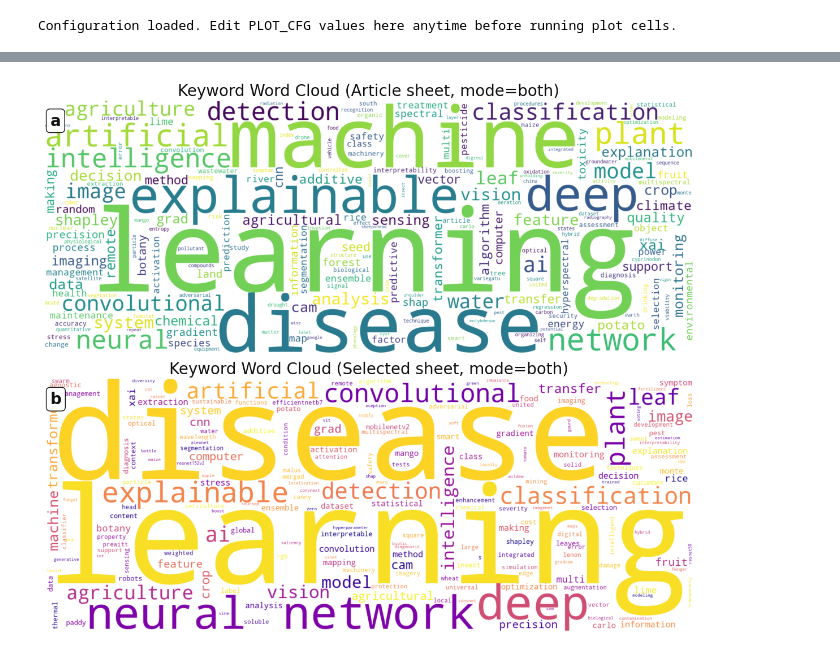
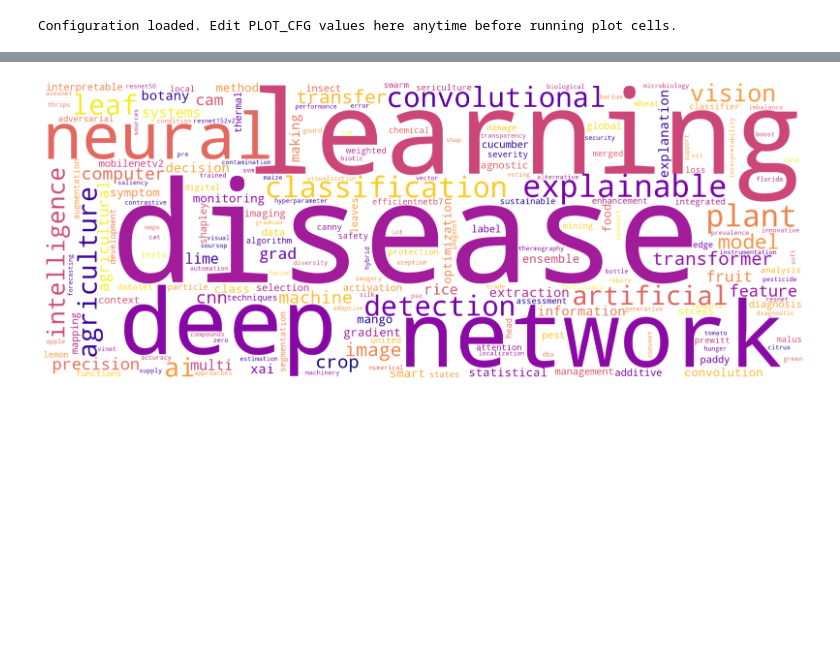
Before and after one commit to KAPPI1925/xai_slr, a Jupyter notebook: codes/diagrams.ipynb, the cells around one changed output, grey strips where cells are left out. Saved outputs shown, nothing was run; the diff lists cells and outputs as text; code cells hidden in the pictures; blank space fills up the shorter version.

Commit message:
bar plot and keyword

```diff
--- a/codes/diagrams.ipynb
+++ b/codes/diagrams.ipynb
@@ -234,7 +174,7 @@ plt.rcParams["xtick.color"] = cfg["font_color"]
 plt.rcParams["ytick.color"] = cfg["font_color"]
 
 # --- File path ---
-excel_path = Path(r"c:\Users\kamalesh\OneDrive\Articles\Review Article\4. ExplainableAI\RAW\Main_database.xlsx")
+excel_path = Path(r"c:\Users\kamalesh\OneDrive\Articles\Review Article\4. ExplainableAI\RAW\Main_database1.xlsx")
 
 # Choose keyword source: "author", "index", or "both"
 KEYWORD_MODE = "both"
@@ -310,99 +250,45 @@ def extract_keyword_text(df, keyword_cols):
 
 def normalize_for_wordcloud(text):
     tokens = re.split(r"[;,|\n\t]+", text)
     cleaned = []
     for t in tokens:
         t = re.sub(r"[^a-zA-Z0-9\-\s]", " ", t).strip().lower()
         t = re.sub(r"\s+", " ", t)
         if len(t) >= 3 and t not in STOPWORDS:
             cleaned.append(t)
     return " ".join(cleaned)
 
 
- # --- Read workbook and sheets ---
+# --- Read workbook and final SLR sheet ---
 xls = pd.ExcelFile(excel_path)
-article_sheet = find_sheet_name(xls.sheet_names, ["article"] )
-selected_sheet = find_sheet_name(xls.sheet_names, ["selecetdd", "selected", "select"] )
-
-article_df = pd.read_excel(excel_path, sheet_name=article_sheet)
-selected_df = pd.read_excel(excel_path, sheet_name=selected_sheet)
+slr_sheet = find_sheet_name(xls.sheet_names, ["final_selected", "final selected", "final"] )
+slr_df = pd.read_excel(excel_path, sheet_name=slr_sheet)
 
 # --- Detect and choose keyword columns ---
-article_keyword_cols = choose_keyword_columns(article_df, KEYWORD_MODE)
-selected_keyword_cols = choose_keyword_columns(selected_df, KEYWORD_MODE)
+slr_keyword_cols = choose_keyword_columns(slr_df, KEYWORD_MODE)
+slr_text = normalize_for_wordcloud(extract_keyword_text(slr_df, slr_keyword_cols))
 
-article_text = normalize_for_wordcloud(extract_keyword_text(article_df, article_keyword_cols))
-selected_text = normalize_for_wordcloud(extract_keyword_text(selected_df, selected_keyword_cols))
-
-wc_article = WordCloud(
-    width=1800,
-    height=700,
-    background_color=cfg["wc_background_color"],
-    colormap=cfg["wc_article_colormap"],
-    stopwords=set(STOPWORDS),
-    collocations=False,
-).generate(article_text if article_text.strip() else "no keywords")
-
-wc_selected = WordCloud(
+wc_slr = WordCloud(
     width=1800,
     height=700,
     background_color=cfg["wc_background_color"],
     colormap=cfg["wc_selected_colormap"],
     stopwords=set(STOPWORDS),
     collocations=False,
-).generate(selected_text if selected_text.strip() else "no keywords")
+).generate(slr_text if slr_text.strip() else "no keywords")
 
-# --- Plot (Image 2): Word clouds ---
-fig, axes = plt.subplots(2, 1, figsize=cfg["figsize_wordcloud"] )
-label_box = {
-    "boxstyle": "round,pad=0.25",
-    "facecolor": cfg["panel_box_facecolor"],
-    "edgecolor": cfg["panel_box_edgecolor"],
-    "alpha": cfg["panel_box_alpha"],
-}
-
-axes[0].imshow(wc_article, interpolation="bilinear")
-axes[0].axis("off")
-axes[0].set_title(
-    f"Keyword Word Cloud ({article_sheet} sheet, mode={KEYWORD_MODE})",
-    fontsize=cfg["title_fontsize"],
-    color=cfg["font_color"],
-)
-axes[0].text(
-    0.01,
-    0.95,
-    "a",
-    transform=axes[0].transAxes,
-    fontsize=cfg["panel_label_fontsize"],
-    fontweight="bold",
-    va="top",
-    bbox=label_box,
-)
-
-axes[1].imshow(wc_selected, interpolation="bilinear")
-axes[1].axis("off")
-axes[1].set_title(
-    f"Keyword Word Cloud ({selected_sheet} sheet, mode={KEYWORD_MODE})",
-    fontsize=cfg["title_fontsize"],
-    color=cfg["font_color"],
-)
-axes[1].text(
-    0.01,
-    0.95,
-    "b",
-    transform=axes[1].transAxes,
-    fontsize=cfg["panel_label_fontsize"],
-    fontweight="bold",
-    va="top",
-    bbox=label_box,
-)
+# --- Plot (Image 2): SLR keyword word cloud ---
+fig, ax = plt.subplots(figsize=cfg["figsize_wordcloud"] )
+ax.imshow(wc_slr, interpolation="bilinear")
+ax.axis("off")
 
 plt.tight_layout()
-out2 = Path("keyword_wordclouds.png")
+out2 = Path("keyword_wordcloud_slr.png")
 plt.savefig(out2, dpi=300, bbox_inches="tight")
 plt.show()
 
 print(f"Saved: {out2.resolve()}")
-print(f"Using keyword columns -> article: {article_keyword_cols}, selected: {selected_keyword_cols}")
+print(f"Using sheet: {slr_sheet}")
+print(f"Using keyword columns: {slr_keyword_cols}")
 # %% [output]
-[figure, old version]
+[figure, new version]
```
Also changed, not shown: parts of 2 cells of this notebook, 4 other files.
